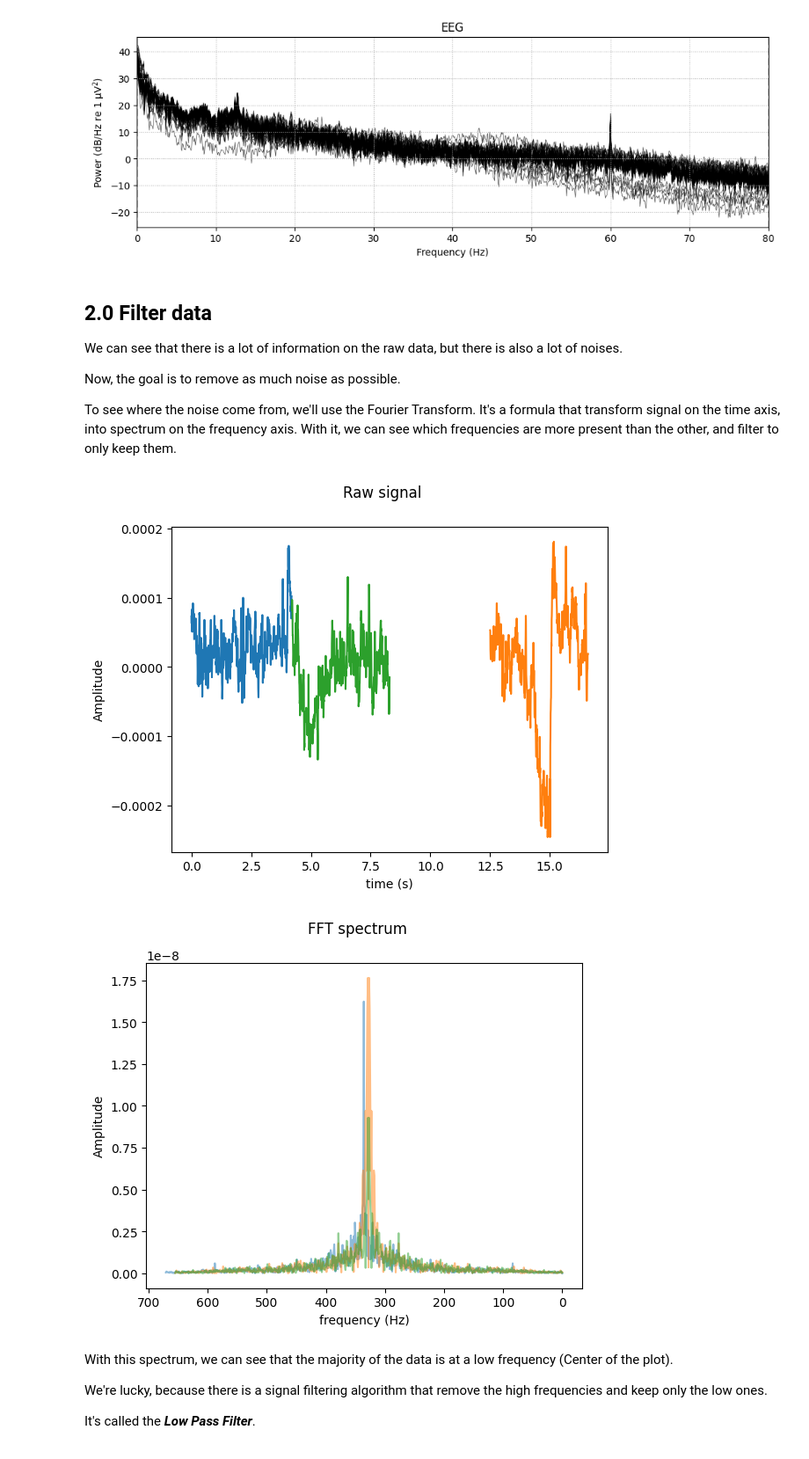
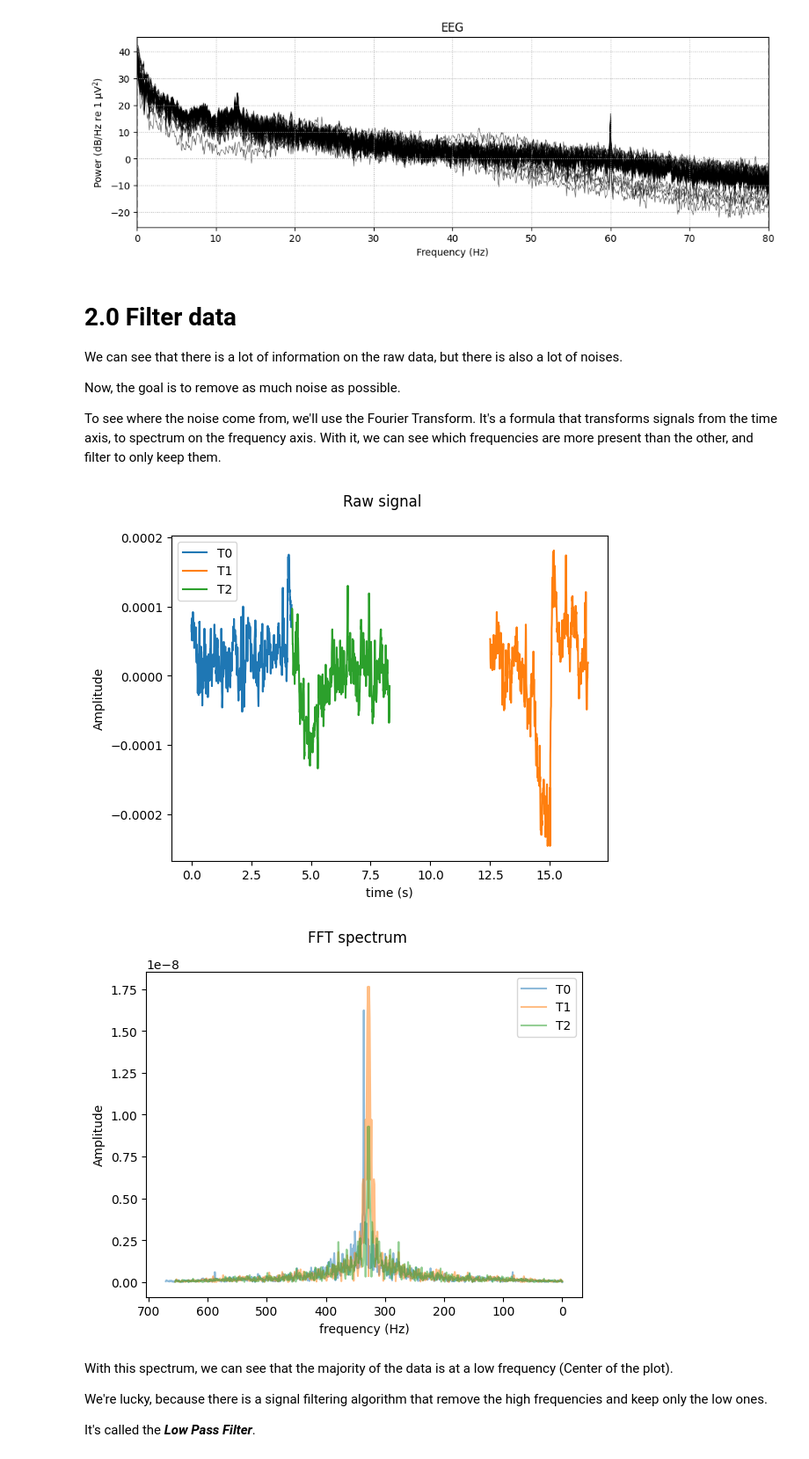
Before and after one commit to Xeotham/total-perspective-vortex, a Jupyter notebook: data_analyse.ipynb, the cells around one changed output. Shown at 88% size. Drawn from its saved outputs; the diff is of its cells as text; code cells hidden in the pictures.

```diff
--- a/data_analyse.ipynb
+++ b/data_analyse.ipynb
@@ -113,43 +110,46 @@ Plotting power spectral density (dB=True).
 [figure]
 [figure]
 # %% [markdown]
-## 2.0 Filter data
+# 2.0 Filter data
 We can see that there is a lot of information on the raw data, but there is also a lot of noises.
 
 Now, the goal is to remove as much noise as possible.
 
-To see where the noise come from, we'll use the Fourier Transform. It's a formula that transform signal on the time axis, into spectrum on the frequency axis. With it, we can see which frequencies are more present than the other, and filter to only keep them.
+To see where the noise come from, we'll use the Fourier Transform. It's a formula that transforms signals from the time axis, to spectrum on the frequency axis. With it, we can see which frequencies are more present than the other, and filter to only keep them.
 # %%
 
 fig, sig_plt = plt.subplots(1, 1)
 fig.suptitle('Raw signal')
 sig_plt.plot(time_t0, first_t0[0], label='T0')
 sig_plt.plot(time_t1, first_t1[0], label='T1')
 sig_plt.plot(time_t2, first_t2[0], label='T2')
 sig_plt.set_xlabel('time (s)')
 sig_plt.set_ylabel('Amplitude')
+sig_plt.legend()
 
 fig, fft_plt = plt.subplots(1, 1)
 fig.suptitle('FFT spectrum')
 # Since fft need imaginary numbers, if not provided it mirror the values.
 # The first half is the positive component, and the last half is the negative components.
 
 x_axis_val = np.arange(-raw.info["sfreq"], raw.info["sfreq"], (raw.info["sfreq"] * 2) / data.shape[1])
 
 fft_t0 = np.abs(np.fft.fftshift(np.fft.fft(first_t0[0]))) / data.size
 fft_t1 = np.abs(np.fft.fftshift(np.fft.fft(first_t1[0]))) / data.size
 fft_t2 = np.abs(np.fft.fftshift(np.fft.fft(first_t2[0]))) / data.size
-fft_plt.plot(fft_t0.real, alpha=0.5)
-fft_plt.plot(fft_t1.real, alpha=0.5)
-fft_plt.plot(fft_t2.real, alpha=0.5)
+fft_plt.plot(fft_t0.real, alpha=0.5, label='T0')
+fft_plt.plot(fft_t1.real, alpha=0.5, label='T1')
+fft_plt.plot(fft_t2.real, alpha=0.5, label='T2')
+
+fft_plt.legend()
 fft_plt.xaxis.set_inverted(True)
 fft_plt.set_xlabel('frequency (Hz)')
 fft_plt.set_ylabel('Amplitude')
 # fft_plt.plot(np.random.uniform(-160, 160, data.shape[1]), fft_data.real)
 plt.show()
 # %% [output]
-[figure, old version]
+[figure, new version]
-[figure, old version]
+[figure, new version]
 # %% [markdown]
 With this spectrum, we can see that the majority of the data is at a low frequency (Center of the plot).
 
```
Also changed, not shown: parts of 9 cells of this notebook, 2 other files.
